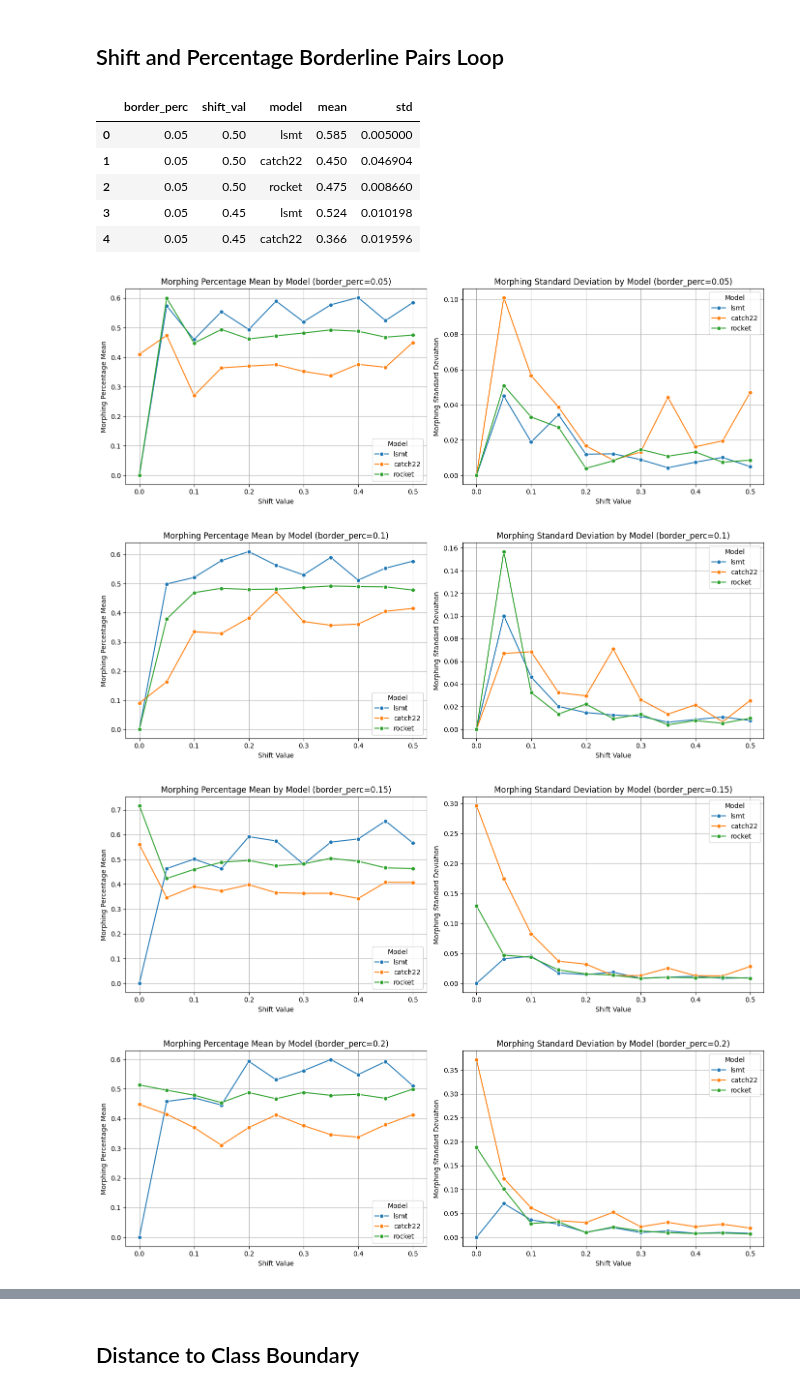
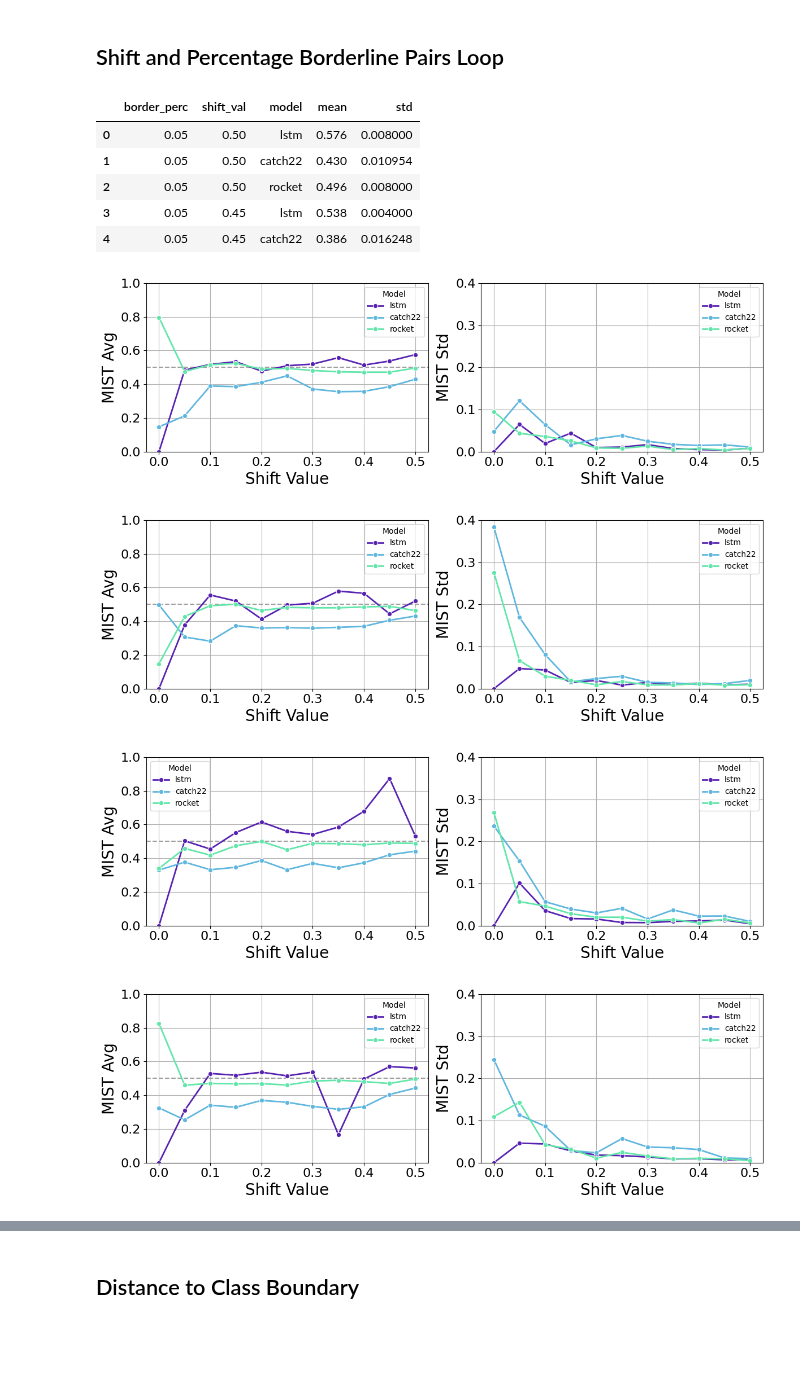
Before and after one commit to Nia3324/Morphing, a Jupyter notebook: bord_perc_shift_perf.ipynb, the cells around one changed output, grey strips where cells are left out. Drawn from its saved outputs; the diff is of its cells as text; code cells hidden in the pictures; blank space fills up the shorter version.

```diff
--- a/bord_perc_shift_perf.ipynb
+++ b/bord_perc_shift_perf.ipynb
@@ -36,9 +36,8 @@ for b in [0.05, 0.10, 0.15, 0.20, 0.25]:
         morph = Morph(X_test, y_test)
         morph.get_DTWGlobalBorderline(perc_samples=b)
 
-        res['lsmt'] = morph.Binay_MorphingCalculater(lstm)
-        res['catch22'] = morph.Binay_MorphingCalculater(catch22)
-        res['rocket'] = morph.Binay_MorphingCalculater(rocket)
+        models = [lstm, catch22, rocket]
+        res = morph.Binary_MorphingCalculater(models)
 
         results[s] = res
     final[b] = results
@@ -52,58 +51,72 @@ data = []
 for border_perc in final.keys():
     for shift_val in final[border_perc].keys():
         for model in final[border_perc][shift_val].keys():
-            line = [border_perc, shift_val, model, final[border_perc][shift_val][model][3]['mean'], final[border_perc][shift_val][model][3]['std']]
+            metrics = final[border_perc][shift_val][model]['metrics']
+            line = [border_perc, shift_val, model, metrics['mean'], metrics['std']]
             data.append(line)
 
 # save to csv
 df = pd.DataFrame(data, columns=columns)
-df.to_csv('results/bord_perc_shift_perf.csv', index=False)
+df.to_csv('bord_perc_shift_perf.csv', index=False)
 # %%
-df = pd.read_csv('results/bord_perc_shift_perf.csv')
+df = pd.read_csv('bord_perc_shift_perf.csv')
 df.head()
 # %% [output]
 |  | border_perc | shift_val | model | mean | std |
-| 0 | 0.05 | 0.50 | lsmt | 0.585 | 0.005000 |
-| 1 | 0.05 | 0.50 | catch22 | 0.450 | 0.046904 |
-| 2 | 0.05 | 0.50 | rocket | 0.475 | 0.008660 |
-| 3 | 0.05 | 0.45 | lsmt | 0.524 | 0.010198 |
-| 4 | 0.05 | 0.45 | catch22 | 0.366 | 0.019596 |
+| 0 | 0.05 | 0.50 | lstm | 0.576 | 0.008000 |
+| 1 | 0.05 | 0.50 | catch22 | 0.430 | 0.010954 |
+| 2 | 0.05 | 0.50 | rocket | 0.496 | 0.008000 |
+| 3 | 0.05 | 0.45 | lstm | 0.538 | 0.004000 |
+| 4 | 0.05 | 0.45 | catch22 | 0.386 | 0.016248 |
 # %%
 # Get unique border_perc values
 border_perc_values = df["border_perc"].unique()
+
+colors = ["#5722B1", '#5FB6DE', "#61E6AA"]
 
 # Create plots for each border_perc level
 for border_perc in border_perc_values:
     subset = df[df["border_perc"] == border_perc]
 
-    fig, axes = plt.subplots(1, 2, figsize=(14, 5))
+    fig, axes = plt.subplots(1, 2, figsize=(12,4))
+
+    axes[0].axhline(y=0.5, color='#A0A0A0', linestyle='--')
 
     # Plot Mean Morphing Percentage
     sns.lineplot(
-        data=subset, x="shift_val", y="mean", hue="model", marker="o", ax=axes[0]
+        data=subset, x="shift_val", y="mean",
+        hue="model", marker="o", ax=axes[0],
+        palette=colors, linewidth=2
     )
-    axes[0].set_title(f"Morphing Percentage Mean by Model (border_perc={border_perc})")
-    axes[0].set_xlabel("Shift Value")
-    axes[0].set_ylabel("Morphing Percentage Mean")
+
+    # fix axis limit
+    axes[0].set_ylim(0, 1)
+    axes[0].tick_params(axis='both', which='major', labelsize=16)
+    axes[0].set_xlabel("Shift Value", fontsize=20)
+    axes[0].set_ylabel("MIST Avg", fontsize=20)
     axes[0].legend(title="Model")
     axes[0].grid(True)
 
     # Plot Standard Deviation
     sns.lineplot(
-        data=subset, x="shift_val", y="std", hue="model", marker="o", ax=axes[1]
+        data=subset, x="shift_val", y="std",
+        hue="model", marker="o", ax=axes[1],
+        palette=colors, linewidth=2
     )
-    axes[1].set_title(
-        f"Morphing Standard Deviation by Model (border_perc={border_perc})"
-    )
-    axes[1].set_xlabel("Shift Value")
-    axes[1].set_ylabel("Morphing Standard Deviation")
+    # increase the font size
+    axes[1].set_ylim(0, 0.4)
+    axes[1].tick_params(axis='both', which='major', labelsize=16)
+    axes[1].set_xlabel("Shift Value", fontsize=20)
+    axes[1].set_ylabel("MIST Std", fontsize=20)
+    # increase legend size
+    axes[1].legend(fontsize=20)
     axes[1].legend(title="Model")
     axes[1].grid(True)
 
     plt.tight_layout()
     plt.show()
 # %% [output]
-[figure, old version]
+[figure, new version]
-[figure, old version]
+[figure, new version]
-[figure, old version]
+[figure, new version]
-[figure, old version]
+[figure, new version]
```
Also changed, not shown: parts of 2 cells of this notebook, 5 other files.
